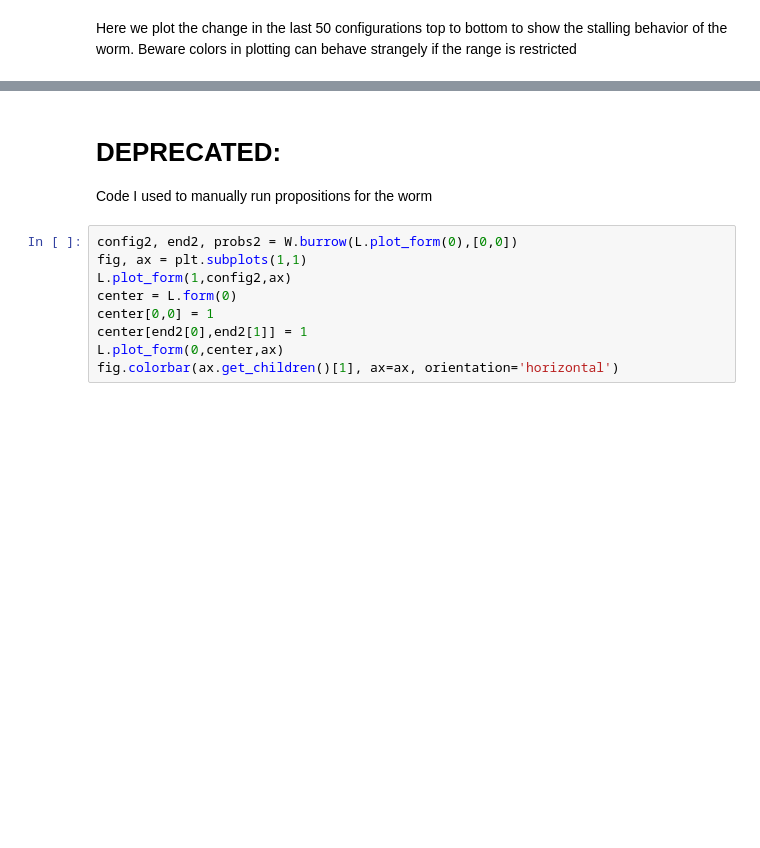
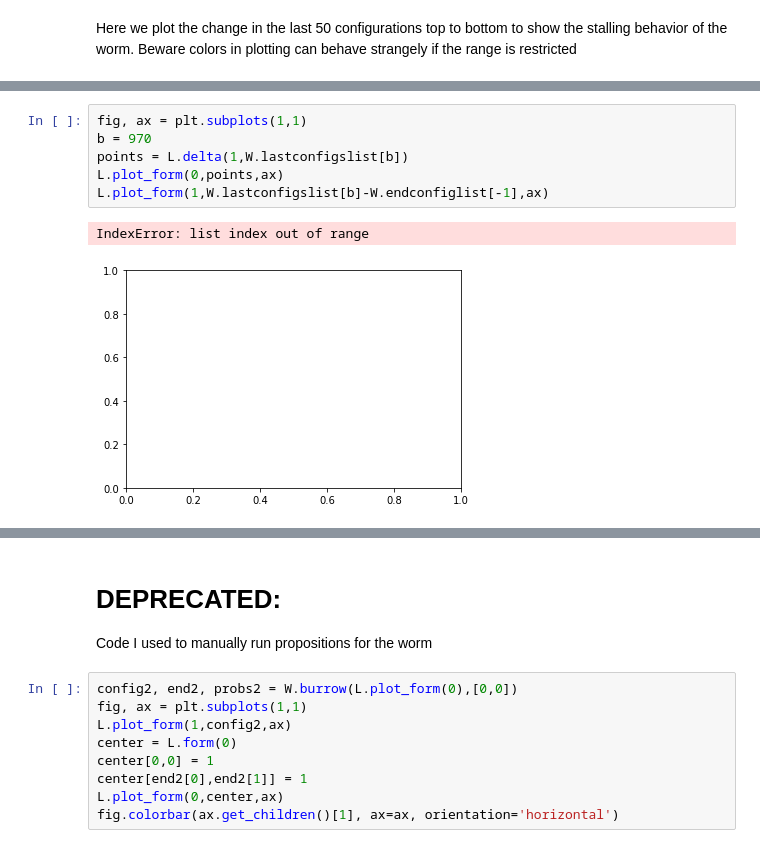
Before and after one commit to evanberkowitz/supervillain, a Jupyter notebook: workbooks/worm_practice.ipynb, the cells around one changed output, grey strips where cells are left out. Saved outputs shown, nothing was run; the diff lists cells and outputs as text; blank space fills up the shorter version.

```diff
--- a/workbooks/worm_practice.ipynb
+++ b/workbooks/worm_practice.ipynb
@@ -54,0 +98,9 @@ Here we plot the change in the last 50 configurations top to bottom to show the
+# %%
+fig, ax = plt.subplots(1,1)
+b = 970
+points = L.delta(1,W.lastconfigslist[b])
+L.plot_form(0,points,ax)
+L.plot_form(1,W.lastconfigslist[b]-W.endconfiglist[-1],ax)
+# %% [output]
+IndexError: list index out of range
+[figure, added]
```
Also changed, not shown: parts of 18 cells of this notebook, 3 other files.
